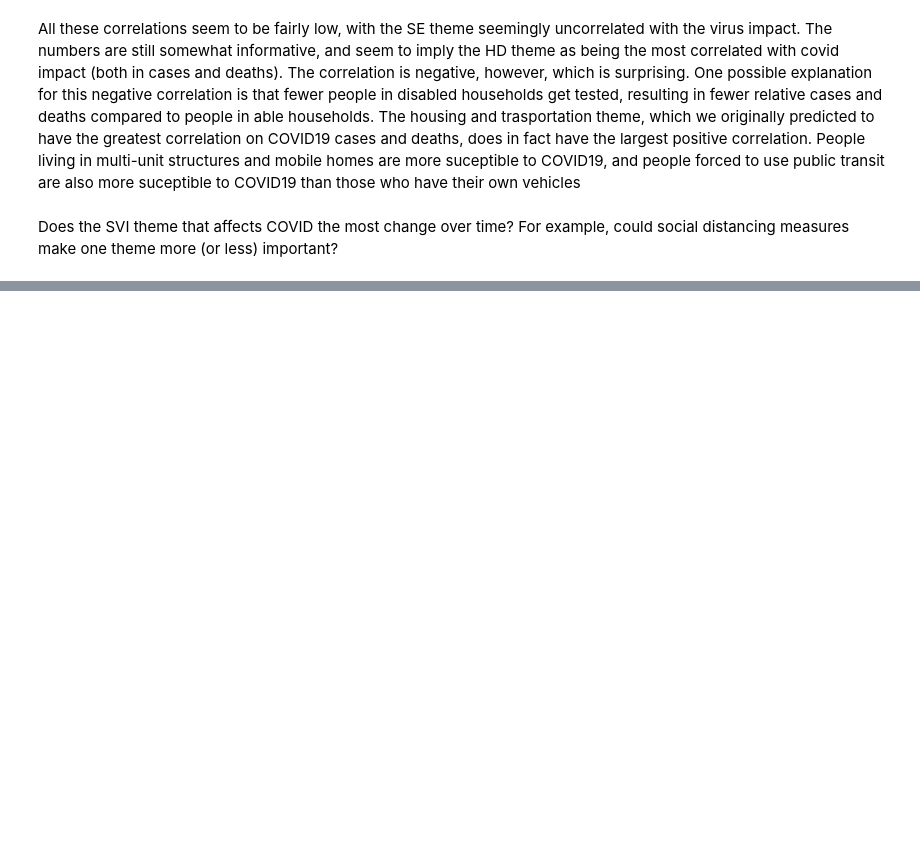
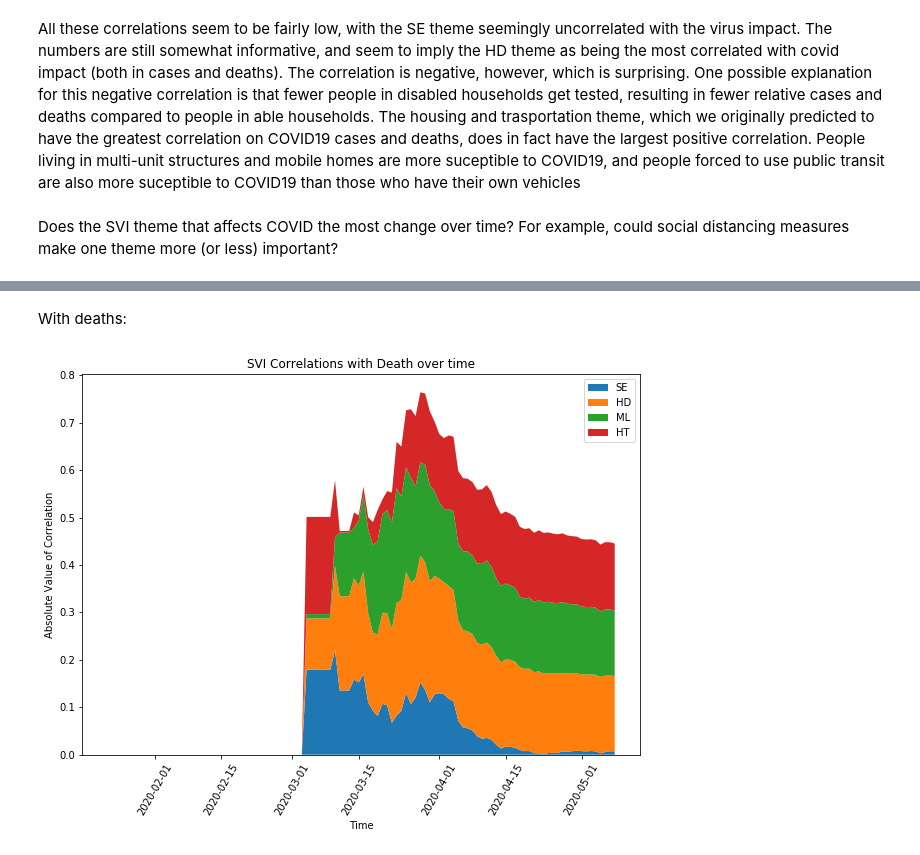
Before and after one commit to AndyFlury13/covid19-final-project, a Jupyter notebook: final_proj/svi.ipynb, the cells around one changed output, grey strips where cells are left out. Cells and saved outputs as stored; diff of their text form; code cells hidden in the pictures; blank space fills up the shorter version.

```diff
--- a/final_proj/svi.ipynb
+++ b/final_proj/svi.ipynb
@@ -141,5 +148,5 @@ Log Correlation with cases from pop
 # %%
-deaths_only = deaths_only.drop('mean_svi', axis=1)
+ca_deaths_only = ca_deaths_only.drop('mean_svi', axis=1)
 # %%
 corr = []
 log_log_corr = []
@@ -198,0 +207,25 @@ plt.show()
+# %% [markdown]
+With deaths:
+# %%
+death_matrix = ca_deaths_only.iloc[:,:-2]
+death_x = pd.to_datetime(death_matrix.columns.str.replace('_deaths', ''))
+
+death_y = np.ndarray(shape=(4, death_x.size))
+
+
+def get_svi_corr(columm):
+    return column.corr(svi_df['SVIPercentileSEtheme'])
+for i in range(4):
+    death_y[i] = death_matrix.apply(lambda x: x.corr(svi_df[svi_columns[i]]))
+fig = plt.figure(figsize=(10, 7))
+death_y = np.nan_to_num(death_y)
+death_y = np.abs(death_y)
+p = plt.stackplot(death_x, death_y, labels = ['SE', 'HD', 'ML', 'HT'])
+plt.xlabel('Time')
+plt.ylabel('Absolute Value of Correlation')
+plt.legend()
+plt.xticks(rotation=60)
+plt.title('SVI Correlations with Death over time')
+plt.show()
+# %% [output]
+[figure, added]
```
Also changed, not shown: parts of 14 cells of this notebook, 2 other files.
